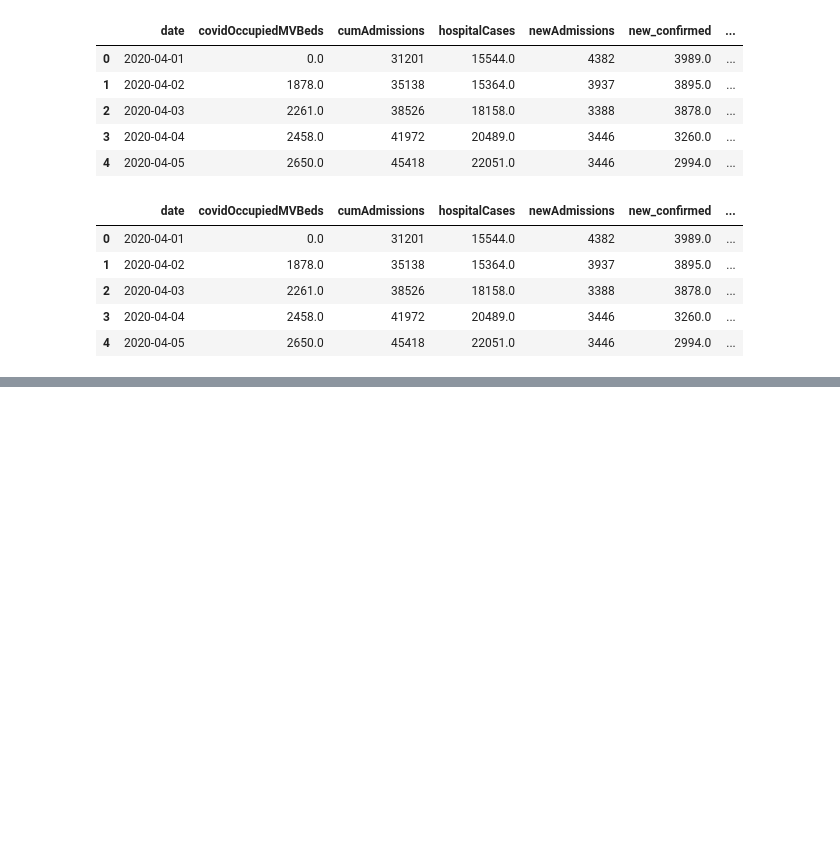
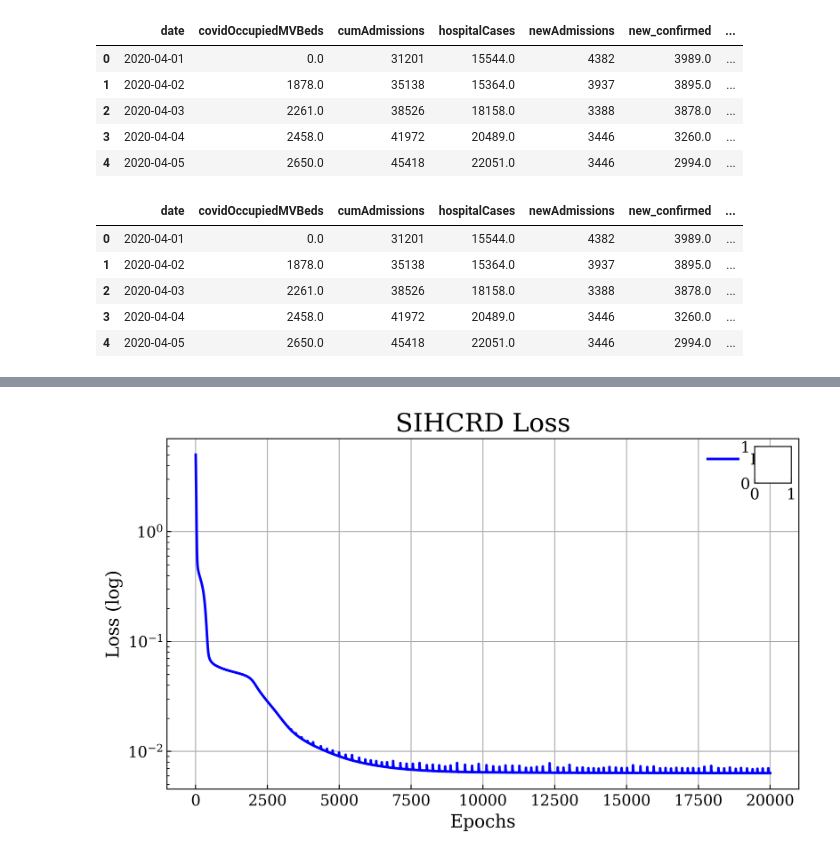
Before and after one commit to michaelajao/data_driven_vaccination, a Jupyter notebook: notebooks/SIHCRD.ipynb, the cells around one changed output, grey strips where cells are left out. Cells and saved outputs as stored; diff of their text form; code cells hidden in the pictures; blank space fills up the shorter version.

```diff
--- a/notebooks/SIHCRD.ipynb
+++ b/notebooks/SIHCRD.ipynb
@@ -79,10 +81,12 @@ df.head()
 # %%
 params = {
     "alpha": 0.1,  # Rate of transmission from the infected not requiring hospitalization
+    "sigma": 0.1,  # Rate of transmission from the infected requiring hospitalization
     "beta": 0.17,  # Rate of transmission from the infected requiring hospitalization
     "gamma": 1 / 16,  # Recovery rate
     "theta": 0.001,  # Mortality rate
     "N": 56171302,  # Total population for England
+
     # Parameters for hospitalized and critical
     "rho": 0.05,  # Hospitalization rate for infected
     "delta": 0.01,  # Mortality rate for non-hospitalized
@@ -351,0 +540,12 @@ class EpiNet(nn.Module):
+# %%
+model = SIHCRDNet(init_beta=0.1, init_mu=0.01, init_delta=0.01, init_xi=0.005, num_layers=6, hidden_neurons=32).to(device)
+
+losses = train_sihcrd_model(
+    model,
+    t_train,
+    SIHCRD_tensor_train,
+    epoch=20000,
+    lr=1e-4,
+    N=params["N"],
+    patience=20,
+)
@@ -351,0 +566,65 @@ class EpiNet(nn.Module):
+# %%
+import matplotlib.pyplot as plt
+from mpl_toolkits.axes_grid1.inset_locator import inset_axes
+
+def plot_loss(
+    losses,
+    title,
+    save_path="reports/figures",
+    show=True,
+    figsize=(8, 5),
+    grid=True,
+    save_format="pdf",
+    inset_bounds=(0.5, 0.5, 0.4, 0.4),  # Inset bounds as (x, y, width, height)
+    inset_zoom_bounds=(45000, 50000)    # Zoom bounds for the inset plot (x-axis)
+):
+    """
+    Enhanced plotting function for the training loss of a model with an inset zoom plot.
+
+    Args:
+    - losses (list or array): A list or array of loss values per epoch.
+    - title (str): Title for the plot.
+    - save_path (str, optional): Directory to save the plot. Default is "reports/figures".
+    - show (bool, optional): Whether to display the plot. Default is True.
+    - figsize (tuple, optional): Figure size. Default is (8, 5).
+    - grid (bool, optional): Whether to show grid lines. Default is True.
+    - save_format (str, optional): Format to save the plot (e.g., 'pdf', 'png'). Default is 'pdf'.
+    - inset_bounds (tuple, optional): Bounds for the inset plot as a fraction of the figure size.
+    - inset_zoom_bounds (tuple, optional): Tuple of (start, end) defining the range for the zoom in the inset plot.
+
+    Returns:
+    None
+    """
+
+    fig, ax_main = plt.subplots(figsize=figsize)
+
+    # Main plot with log scale
+    ax_main.plot(np.arange(1, len(losses) + 1), losses, label="Loss", color="blue")
+    ax_main.set_yscale('log')  # Logarithmic scale for the y-axis
+    ax_main.set_title(f"{title} Loss")
+    ax_main.set_xlabel("Epochs")
+    ax_main.set_ylabel("Loss (log)")
+    ax_main.legend()
+    ax_main.grid(grid)
+
+    # Inset plot with linear scale
+    ax_inset = inset_axes(ax_main, width=inset_bounds[2], height=inset_bounds[3], loc=1)
+    x1, x2 = inset_zoom_bounds
+    y1, y2 = np.min(losses[x1:x2]), np.max(losses[x1:x2])
+    ax_inset.plot(np.arange(1, len(losses) + 1), losses, color="blue")
+    ax_inset.set_xlim(x1, x2)
+    ax_inset.set_ylim(y1, y2)
+    ax_inset.set_title('Zoom')
+    ax_inset.grid(True)
+
+    # Save the plot if a path is provided
+    if save_path:
+        plt.savefig(f"{save_path}/{title.replace(' ', '_')}_Loss.{save_format}")
+
+    # Show the plot if requested
+    if show:
+        plt.show()
+
+
+plot_loss(losses, title="SIHCRD")
+# %% [output]
@@ -351,0 +632 @@ class EpiNet(nn.Module):
+[figure, added]
```
Also changed, not shown: parts of 25 cells of this notebook, 4 other files.
